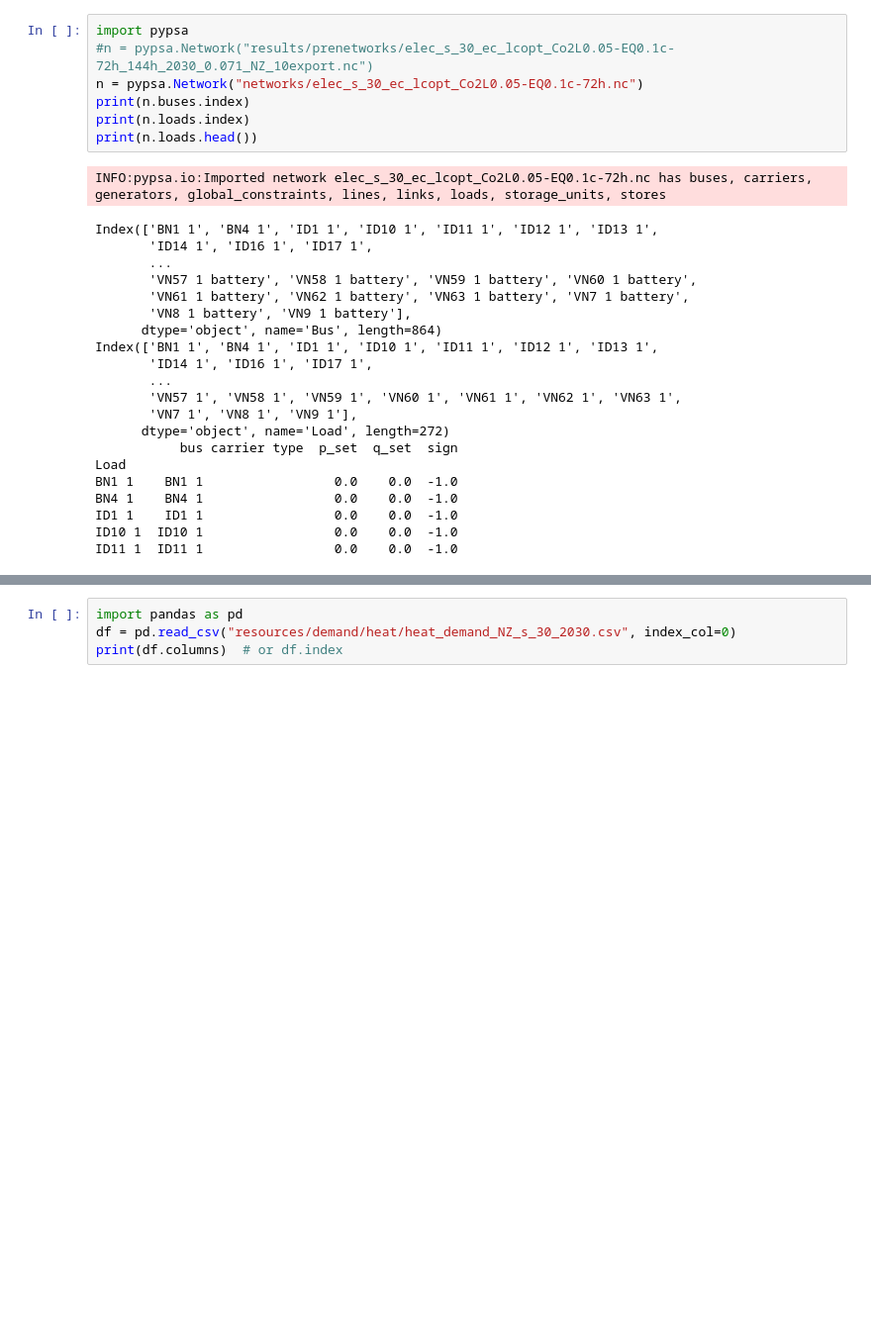
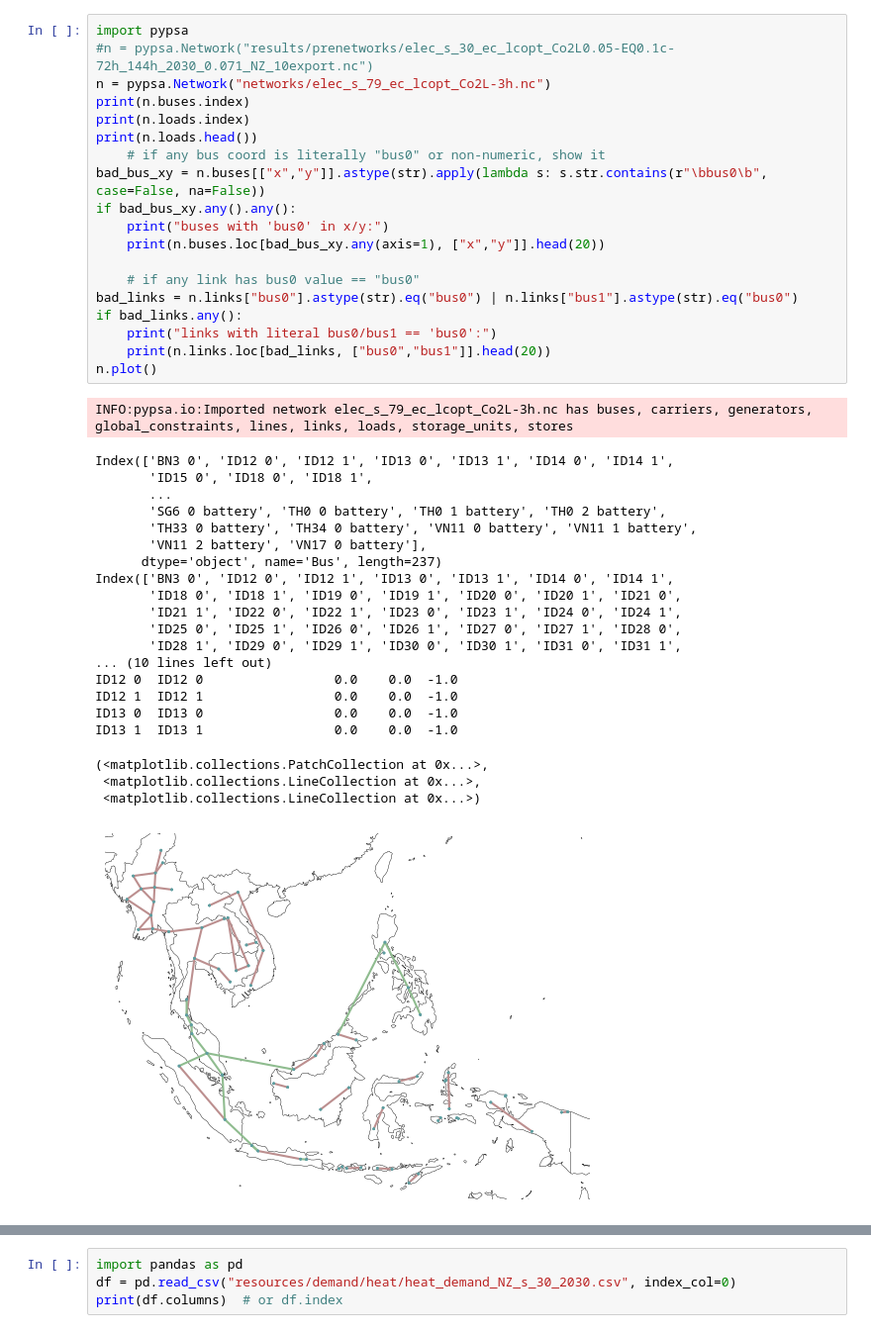
Before and after one commit to filleafkhr/pypsa-earth, a Jupyter notebook: check.ipynb, the cells around one changed output, grey strips where cells are left out. Shown at 99% size. Saved outputs shown, nothing was run; the diff lists cells and outputs as text; blank space fills up the shorter version.

```diff
--- a/check.ipynb
+++ b/check.ipynb
@@ -1,29 +1,42 @@
 # %%
 import pypsa
 #n = pypsa.Network("results/prenetworks/elec_s_30_ec_lcopt_Co2L0.05-EQ0.1c-72h_144h_2030_0.071_NZ_10export.nc")
-n = pypsa.Network("networks/elec_s_30_ec_lcopt_Co2L0.05-EQ0.1c-72h.nc")
+n = pypsa.Network("networks/elec_s_79_ec_lcopt_Co2L-3h.nc")
 print(n.buses.index)
 print(n.loads.index)
 print(n.loads.head())
+    # if any bus coord is literally "bus0" or non-numeric, show it
+bad_bus_xy = n.buses[["x","y"]].astype(str).apply(lambda s: s.str.contains(r"\bbus0\b", case=False, na=False))
+if bad_bus_xy.any().any():
+    print("buses with 'bus0' in x/y:")
+    print(n.buses.loc[bad_bus_xy.any(axis=1), ["x","y"]].head(20))
+
+    # if any link has bus0 value == "bus0"
+bad_links = n.links["bus0"].astype(str).eq("bus0") | n.links["bus1"].astype(str).eq("bus0")
+if bad_links.any():
+    print("links with literal bus0/bus1 == 'bus0':")
+    print(n.links.loc[bad_links, ["bus0","bus1"]].head(20))
+n.plot()
 # %% [output]
-INFO:pypsa.io:Imported network elec_s_30_ec_lcopt_Co2L0.05-EQ0.1c-72h.nc has buses, carriers, generators, global_constraints, lines, links, loads, storage_units, stores
+INFO:pypsa.io:Imported network elec_s_79_ec_lcopt_Co2L-3h.nc has buses, carriers, generators, global_constraints, lines, links, loads, storage_units, stores
-Index(['BN1 1', 'BN4 1', 'ID1 1', 'ID10 1', 'ID11 1', 'ID12 1', 'ID13 1',
-       'ID14 1', 'ID16 1', 'ID17 1',
+Index(['BN3 0', 'ID12 0', 'ID12 1', 'ID13 0', 'ID13 1', 'ID14 0', 'ID14 1',
+       'ID15 0', 'ID18 0', 'ID18 1',
        ...
-       'VN57 1 battery', 'VN58 1 battery', 'VN59 1 battery', 'VN60 1 battery',
-       'VN61 1 battery', 'VN62 1 battery', 'VN63 1 battery', 'VN7 1 battery',
-       'VN8 1 battery', 'VN9 1 battery'],
-      dtype='object', name='Bus', length=864)
-Index(['BN1 1', 'BN4 1', 'ID1 1', 'ID10 1', 'ID11 1', 'ID12 1', 'ID13 1',
-       'ID14 1', 'ID16 1', 'ID17 1',
-       ...
-       'VN57 1', 'VN58 1', 'VN59 1', 'VN60 1', 'VN61 1', 'VN62 1', 'VN63 1',
-       'VN7 1', 'VN8 1', 'VN9 1'],
-      dtype='object', name='Load', length=272)
-           bus carrier type  p_set  q_set  sign
-Load
-BN1 1    BN1 1                 0.0    0.0  -1.0
-BN4 1    BN4 1                 0.0    0.0  -1.0
-ID1 1    ID1 1                 0.0    0.0  -1.0
-ID10 1  ID10 1                 0.0    0.0  -1.0
-ID11 1  ID11 1                 0.0    0.0  -1.0
+       'SG6 0 battery', 'TH0 0 battery', 'TH0 1 battery', 'TH0 2 battery',
+       'TH33 0 battery', 'TH34 0 battery', 'VN11 0 battery', 'VN11 1 battery',
+       'VN11 2 battery', 'VN17 0 battery'],
+      dtype='object', name='Bus', length=237)
+Index(['BN3 0', 'ID12 0', 'ID12 1', 'ID13 0', 'ID13 1', 'ID14 0', 'ID14 1',
+       'ID18 0', 'ID18 1', 'ID19 0', 'ID19 1', 'ID20 0', 'ID20 1', 'ID21 0',
+       'ID21 1', 'ID22 0', 'ID22 1', 'ID23 0', 'ID23 1', 'ID24 0', 'ID24 1',
+       'ID25 0', 'ID25 1', 'ID26 0', 'ID26 1', 'ID27 0', 'ID27 1', 'ID28 0',
+       'ID28 1', 'ID29 0', 'ID29 1', 'ID30 0', 'ID30 1', 'ID31 0', 'ID31 1',
+... (10 lines left out)
+ID12 0  ID12 0                 0.0    0.0  -1.0
+ID12 1  ID12 1                 0.0    0.0  -1.0
+ID13 0  ID13 0                 0.0    0.0  -1.0
+ID13 1  ID13 1                 0.0    0.0  -1.0
+(<matplotlib.collections.PatchCollection at 0x...>,
+ <matplotlib.collections.LineCollection at 0x...>,
+ <matplotlib.collections.LineCollection at 0x...>)
+[figure, added]
```
Also changed, not shown: parts of 21 cells of this notebook, 7 other files.
